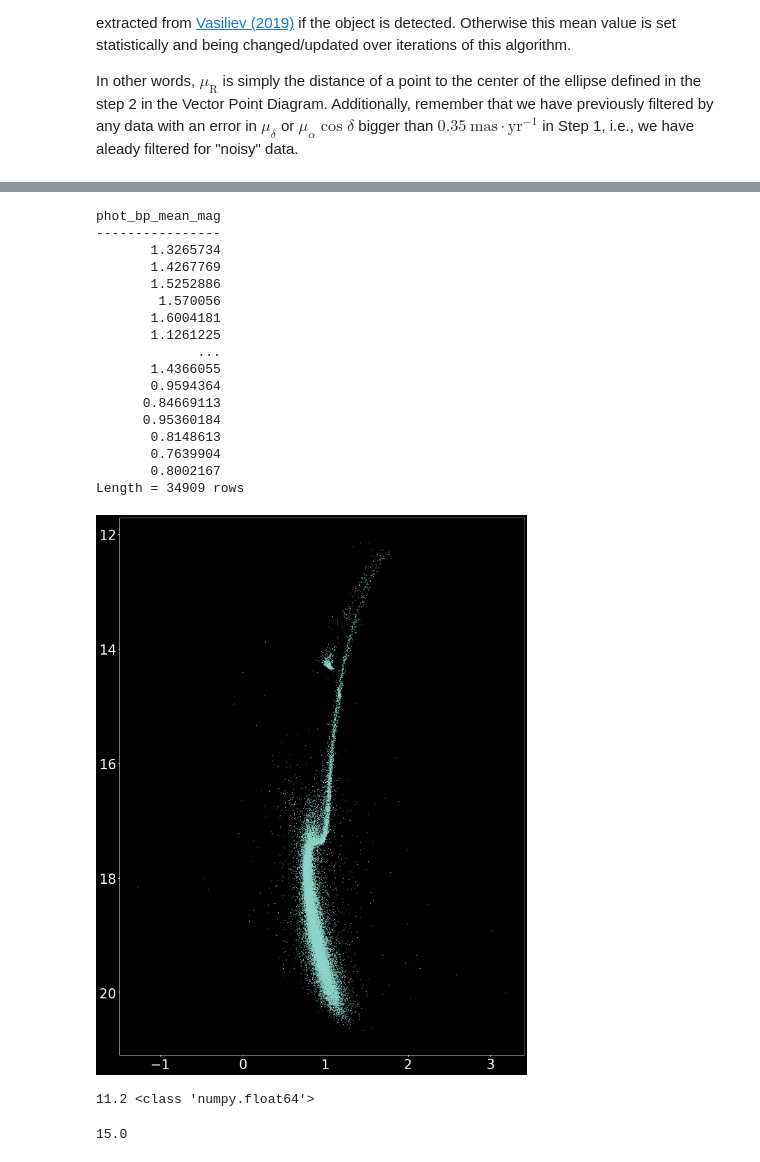
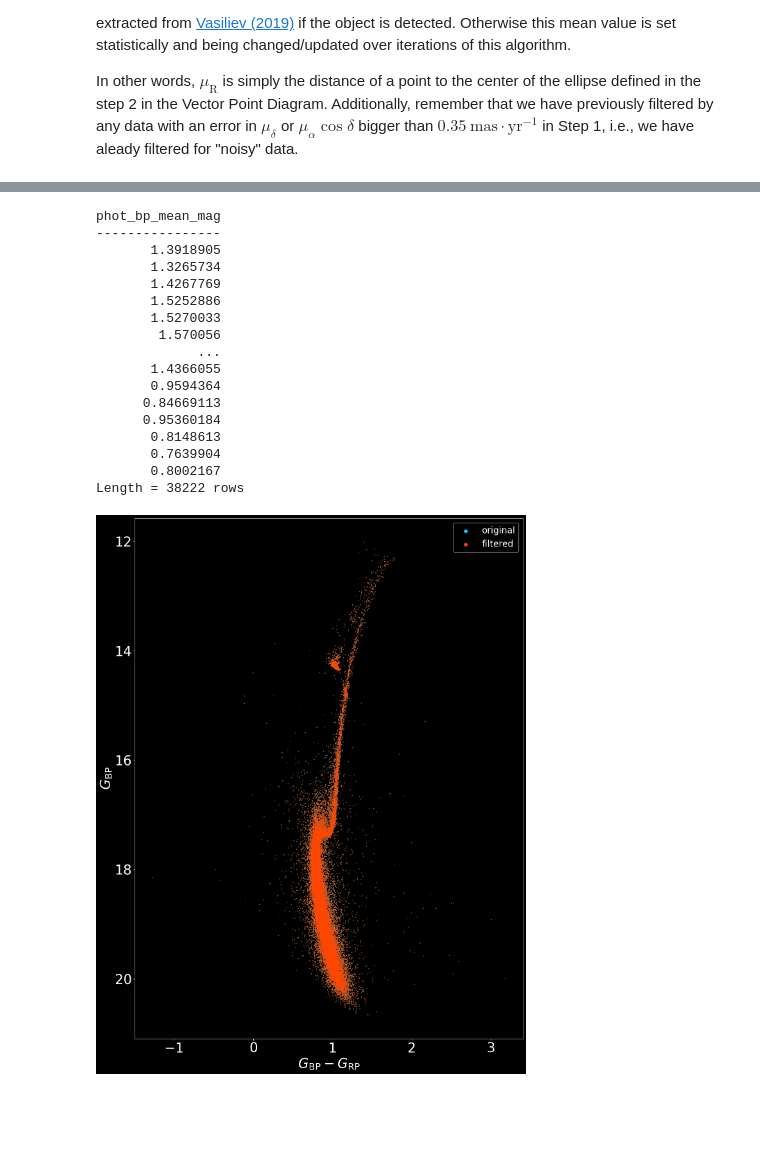
Before and after one commit to GunZF0x/astrogaia-jupyter, a Jupyter notebook: 3_Filter_data_Cordoni_algorithm/3_Filter_data_Cordoni_algorithm.ipynb, the cells around one changed output, grey strips where cells are left out. Drawn from its saved outputs; the diff is of its cells as text; code cells hidden in the pictures; blank space fills up the shorter version.

Commit message:
Updating plots

```diff
--- a/3_Filter_data_Cordoni_algorithm/3_Filter_data_Cordoni_algorithm.ipynb
+++ b/3_Filter_data_Cordoni_algorithm/3_Filter_data_Cordoni_algorithm.ipynb
@@ -131,7 +131,7 @@ Finally, with those points we have just obtained, we interpolate them and see if
 ####################################################################################################
 nDiv: int = 20 # EDITABLE <---- Number of bins
 nIter: int = 1 # EDITABLE <---- Number of iterations for the algorithm
-Sigma: float = 2 # EDITABLE <--- Standard deviation tolerance for data
+Sigma: float = 3 # EDITABLE <--- Standard deviation tolerance for data
 setLimits: bool = False # <---- Do you want to set your own upper/lower limits for G_RP magnitude?
 G_RP_upper_limit: float = 19.5 # If above is True, put your custom upper limit value here (in mags)
 G_RP_lower_limit: float = 11.0 # Your custom lower limit value here (in mags)
@@ -229,8 +229,13 @@ def getImportantParameters(originalData: Table) -> parameterList:
 
     return importantParameters
 
+
 def whichParameter(parameters_in_list: parameterList,
                    paramName: str):
+    """
+    Check which parameter will be used in the current process,
+    and if it is valid
+    """
     if paramName == "astrometric_gof_al" or paramName == "as_gof_al":
         return parameters_in_list.as_gof_al
     if paramName == "phot_rp_mean_mag" or paramName == "G_RP":
@@ -245,14 +250,14 @@ def whichParameter(parameters_in_list: parameterList,
 
 def estimateMUsubR(PM_alpha: float,
                    PM_delta: float,
-                   previous_PM_alpha_median: float = 0.,
-                   previous_PM_delta_median: float = 0.
+                   previous_PM_alpha_median: float,
+                   previous_PM_delta_median: float
                    ) -> float:
     """
     Estimates mu_R as defined by Cordoni et al. (2018)
     """
     return np.sqrt( np.power(PM_alpha - previous_PM_alpha_median, 2) +
-                   np.power (PM_delta - previous_PM_delta_median, 2) )
+                    np.power(PM_delta - previous_PM_delta_median, 2) )
 
 
 def checkMinAndMaxValues(minValue: float, maxValue: float, useCustomLimits: bool,
@@ -461,3 +466,8 @@ def CordiniAlgorithm(initialData: Table,
 #                 nIterations=nIter,
 #                 nDivisions=nDiv,
 #                 printBins=wantToPrintBins)
+
+# Set the data/bins to filter
+totalCustomBins = createBins(astrodata=gaia_data,
+                                       nDivision=nDiv,
+                                       printingBins=wantToPrintBins)
@@ -475,7 +503,7 @@ def eq_straight_line(P1, P2: euclidianPoint) -> (float, float):
     points = [(P1.x, P1.y),(P2.x, P2.y)]
     x_coords, y_coords = zip(*points)
     A = npvstack([x_coords,ones(len(x_coords))]).T
-    m, c = lstsq(A, y_coords)[0]
+    m, c = lstsq(A, y_coords, rcond=None)[0]
     # print("Line Solution is y = {m}x + {c}".format(m=m,c=c))
     return m, c
 
@@ -686,11 +714,8 @@ def checkBinExtremes(data_to_check, binsToCheck):
     min_totBins = binsToCheck.bins[0].minVal_G_RP
     max_totBins = binsToCheck.bins[-1].maxVal_G_RP
     print(max_value, min_value, min_totBins, max_totBins)
+    return
 
-# Set the data/bins to filter
-totalCustomBins = createBins(astrodata=gaia_data,
-                                       nDivision=nDiv,
-                                       printingBins=wantToPrintBins)
 
 #checkBinExtremes(gaia_data, totalCustomBins_as_gof_al)
 ### Interpolate 'astrometric_gof_al' Gaia variable
@@ -909,37 +915,35 @@ plotInterpolation(data_filtered_by_parallax, data_filtered_by_mu_R, points_right
 # %%
+# Filtered data
 G_RP = data_filtered_by_parallax['phot_rp_mean_mag']
 G_BP = data_filtered_by_parallax['phot_bp_mean_mag']
+# Original data
+gaia_RP = gaia_data['phot_rp_mean_mag']
+gaia_BP = gaia_data['phot_bp_mean_mag']
 print(G_BP - G_RP)
+plt.xlabel(r'$G_{\rm BP} - G_{\rm RP}$', size=30)
+plt.ylabel(r'$G_{\rm BP}$', size=30)
 plt.gca().invert_yaxis()
-plt.scatter(G_BP-G_RP , G_BP, s = 0.5)
+plt.scatter(gaia_BP-gaia_RP , gaia_BP, s = 0.5,label='original', c="#00ddff")
+plt.scatter(G_BP-G_RP , G_BP, s = 0.5,label='filtered', c="#ff4600")
+plt.legend(fontsize=20, markerscale=10.0)
+
 plt.show()
 # %% [output]
 phot_bp_mean_mag
 ----------------
+       1.3918905
        1.3265734
        1.4267769
        1.5252886
+       1.5270033
         1.570056
-       1.6004181
-       1.1261225
              ...
        1.4366055
        0.9594364
       0.84669113
       0.95360184
        0.8148613
        0.7639904
        0.8002167
-Length = 34909 rows
+Length = 38222 rows
-[figure, old version]
+[figure, new version]
-# %%
-hola = [1,2,3,45,5]
-hola_np = np.asarray(hola)
-mean_val = np.mean(hola_np)
-print(mean_val, type(mean_val))
-# %% [output]
-11.2 <class 'numpy.float64'>
-# %%
-(18.5 - 11.0)/0.5
-# %% [output]
-15.0
```
Also changed, not shown: parts of 10 cells of this notebook, 1 other file.
